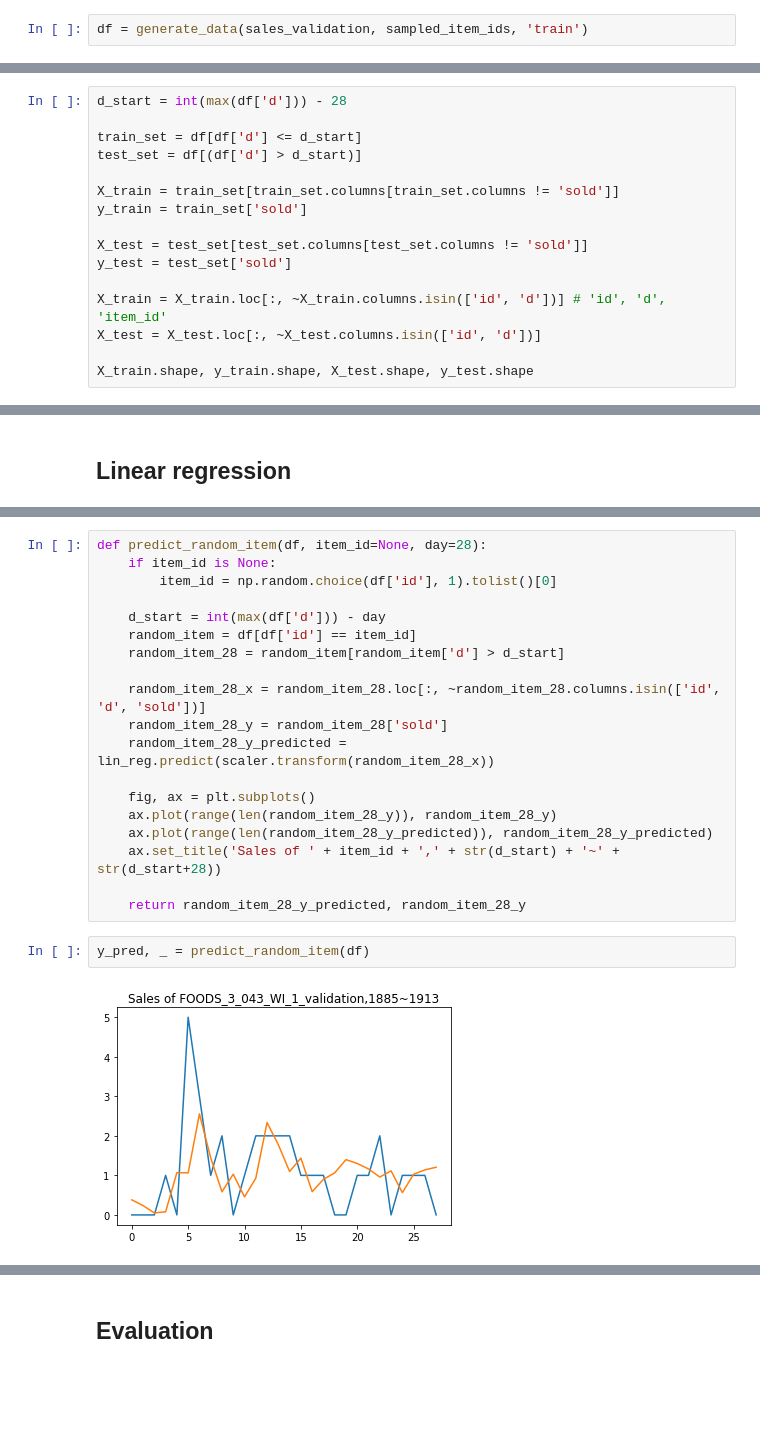
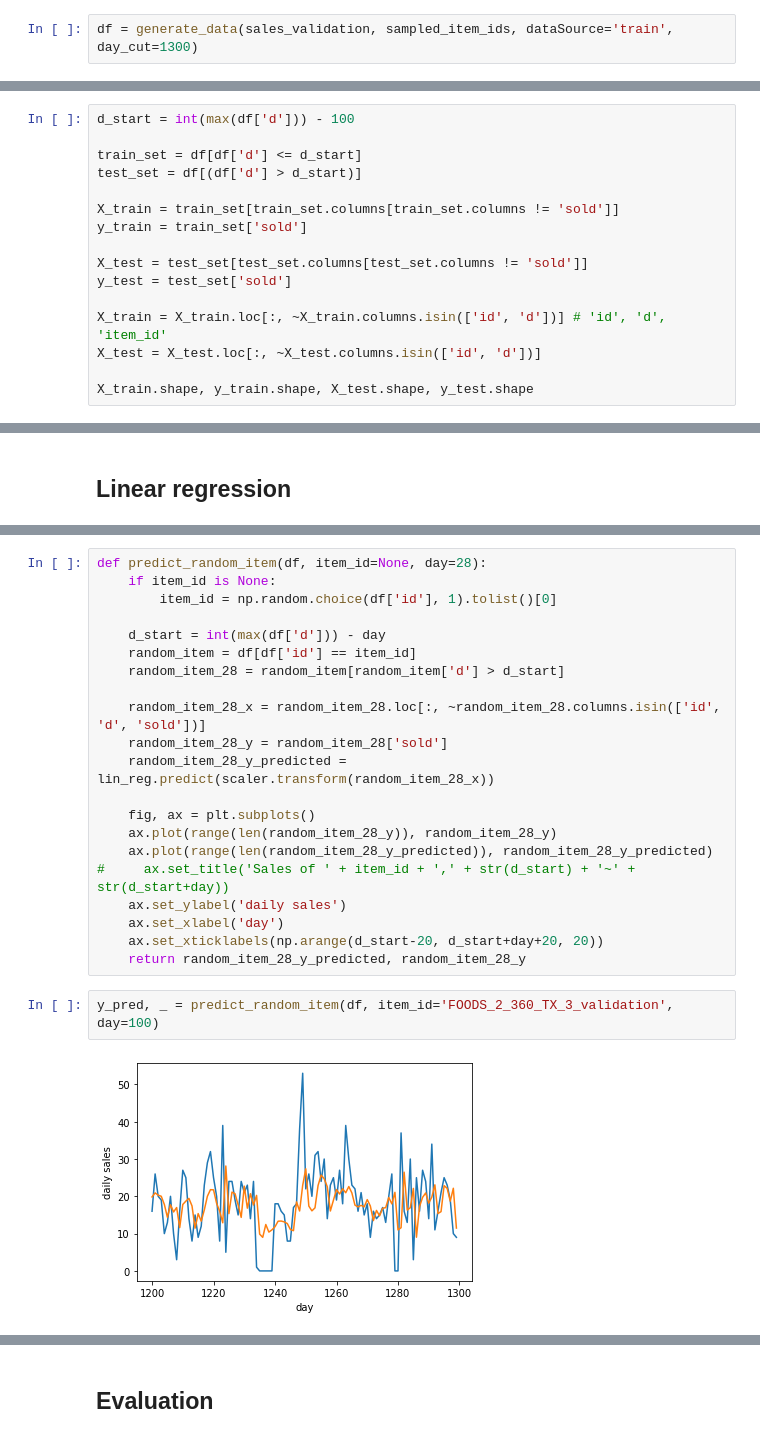
Before and after one commit to ixiaopan/GroupWork, a Jupyter notebook: AML/Model_panpan.ipynb, the cells around one changed output, grey strips where cells are left out. Saved outputs shown, nothing was run; the diff lists cells and outputs as text; blank space fills up the shorter version.

Commit message:
sales100

```diff
--- a/AML/Model_panpan.ipynb
+++ b/AML/Model_panpan.ipynb
@@ -24,5 +28,5 @@ sampled_item_ids = stratified_sample(sales_validation)
 # %%
-df = generate_data(sales_validation, sampled_item_ids, 'train')
+df = generate_data(sales_validation, sampled_item_ids, dataSource='train', day_cut=1300)
 # %% [output]
 Combining data Done.
 Cleaning data Done.
@@ -30,7 +38,7 @@ Reduce memory Done.
 # %% [markdown]
 ## Split-Train
 # %%
-d_start = int(max(df['d'])) - 28
+d_start = int(max(df['d'])) - 100
 
 train_set = df[df['d'] <= d_start]
 test_set = df[(df['d'] > d_start)]
@@ -100,10 +124,12 @@ def predict_random_item(df, item_id=None, day=28):
     fig, ax = plt.subplots()
     ax.plot(range(len(random_item_28_y)), random_item_28_y)
     ax.plot(range(len(random_item_28_y_predicted)), random_item_28_y_predicted)
-    ax.set_title('Sales of ' + item_id + ',' + str(d_start) + '~' + str(d_start+28))
-
+#     ax.set_title('Sales of ' + item_id + ',' + str(d_start) + '~' + str(d_start+day))
+    ax.set_ylabel('daily sales')
+    ax.set_xlabel('day')
+    ax.set_xticklabels(np.arange(d_start-20, d_start+day+20, 20))
     return random_item_28_y_predicted, random_item_28_y
 # %%
-y_pred, _ = predict_random_item(df)
+y_pred, _ = predict_random_item(df, item_id='FOODS_2_360_TX_3_validation', day=100)
 # %% [output]
-[figure, old version]
+[figure, new version]
```
Also changed, not shown: parts of 17 cells of this notebook, 1 other file.
